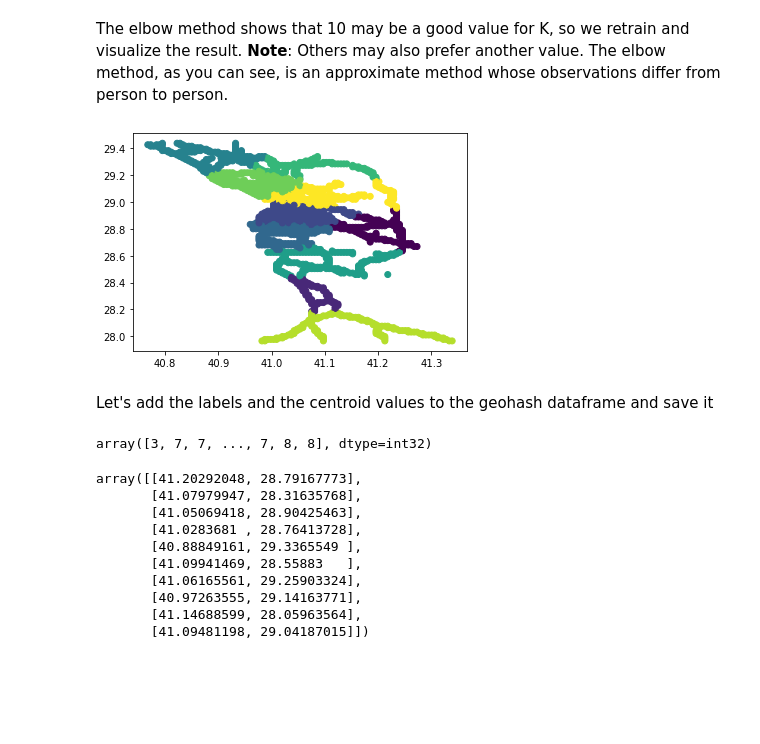
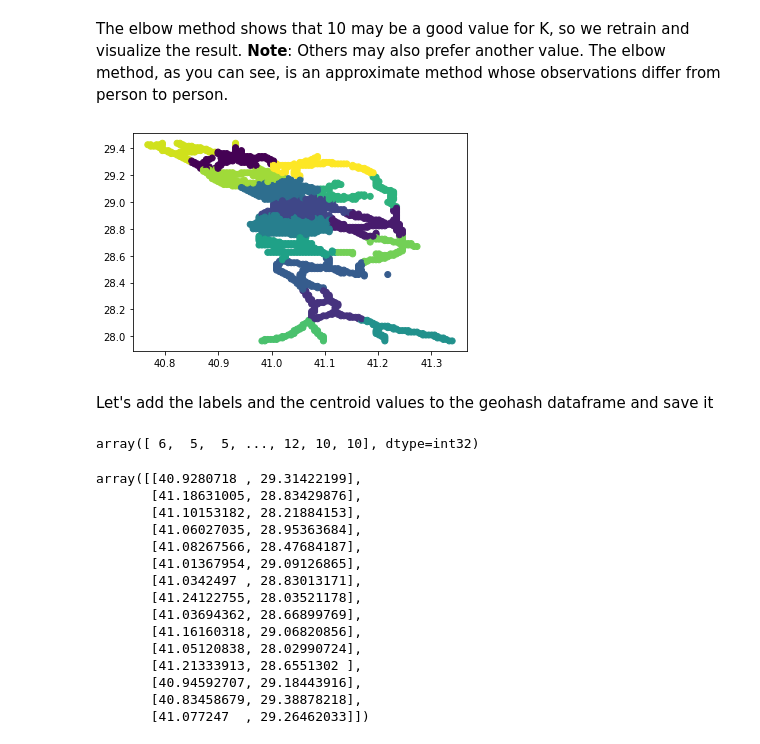
Before and after one commit to rukshar69/istanbul_traffic_density, a Jupyter notebook: EDA/k_means_traffic_center_points.ipynb, the cells around one changed output. Drawn from its saved outputs; the diff is of its cells as text; code cells hidden in the pictures; blank space fills up the shorter version.

```diff
--- a/EDA/k_means_traffic_center_points.ipynb
+++ b/EDA/k_means_traffic_center_points.ipynb
@@ -33,0 +52,16 @@ plt.show()
+# %%
+plt.style.use("fivethirtyeight")
+fig, ax = plt.subplots(figsize=(7, 4))
+
+ax.plot(ks, silhouettes, "o-", color="grey", linewidth=2.5, markersize=5)
+
+ax.set_xlabel("$k$", fontsize=14)
+ax.set_ylabel("Silhouette", fontsize=14)
+ax.tick_params(axis='both', labelsize=8)
+
+ax.set_title("Silhouette Score", fontsize=18, fontweight="bold")
+ax.grid(False)
+
+plt.tight_layout()
+plt.savefig("silhouette_score.png", dpi=600, transparent=True)
+plt.show()
@@ -55,32 +211,38 @@ plt.show()
 The elbow method shows that 10 may be a good value for K, so we retrain and visualize the result.
 **Note**: Others may also prefer another value. The elbow method, as you can see, is an approximate method whose observations differ from person to person.
 # %%
-kmeans = KMeans(n_clusters=10)
+data = list(zip(x, y))
+kmeans = KMeans(n_clusters=15)
 kmeans.fit(data)
 
 plt.scatter(x, y, c=kmeans.labels_)
 plt.show()
 # %% [output]
-[figure, old version]
+[figure, new version]
 # %% [markdown]
 Let's add the labels and the centroid values to the geohash dataframe and save it
 # %%
 (kmeans.labels_)
 # %% [output]
-array([3, 7, 7, ..., 7, 8, 8], dtype=int32)
+array([ 6,  5,  5, ..., 12, 10, 10], dtype=int32)
 # %%
 kmeans.cluster_centers_
 # %% [output]
-array([[41.20292048, 28.79167773],
-       [41.07979947, 28.31635768],
-       [41.05069418, 28.90425463],
-       [41.0283681 , 28.76413728],
-       [40.88849161, 29.3365549 ],
-       [41.09941469, 28.55883   ],
-       [41.06165561, 29.25903324],
-       [40.97263555, 29.14163771],
-       [41.14688599, 28.05963564],
-       [41.09481198, 29.04187015]])
+array([[40.9280718 , 29.31422199],
+       [41.18631005, 28.83429876],
+       [41.10153182, 28.21884153],
+       [41.06027035, 28.95363684],
+       [41.08267566, 28.47684187],
+       [41.01367954, 29.09126865],
+       [41.0342497 , 28.83013171],
+       [41.24122755, 28.03521178],
+       [41.03694362, 28.66899769],
+       [41.16160318, 29.06820856],
+       [41.05120838, 28.02990724],
+       [41.21333913, 28.6551302 ],
+       [40.94592707, 29.18443916],
+       [40.83458679, 29.38878218],
+       [41.077247  , 29.26462033]])
 # %%
 df['label'] = kmeans.labels_
 # %%
```
Also changed, not shown: parts of 13 cells of this notebook, 7 other files.
